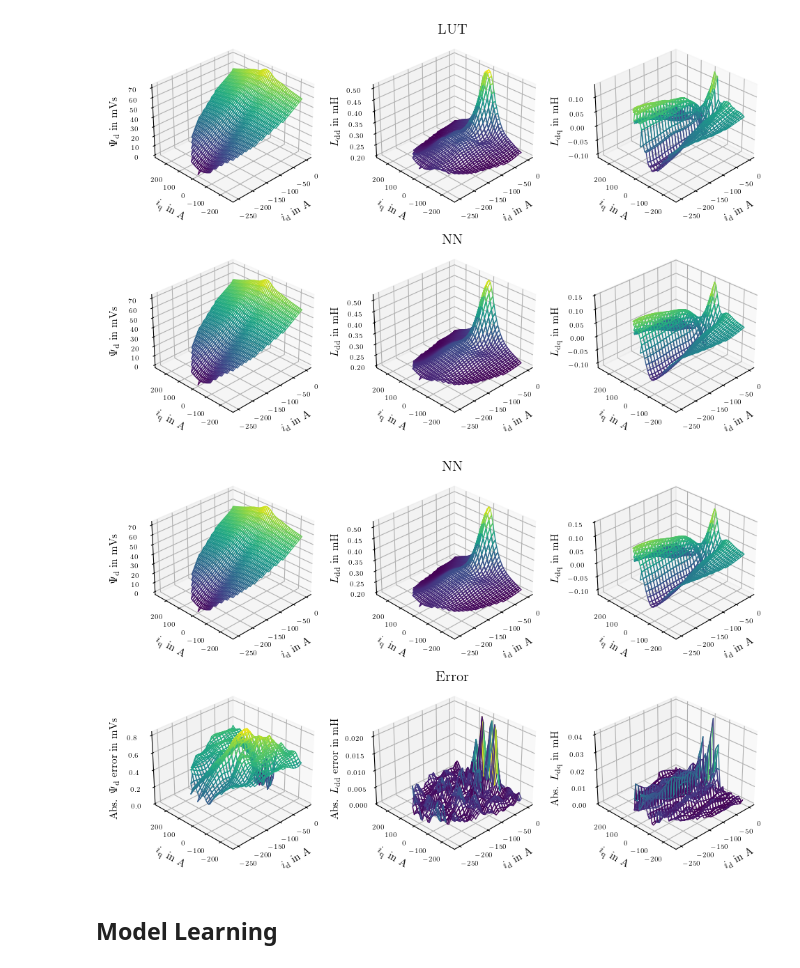
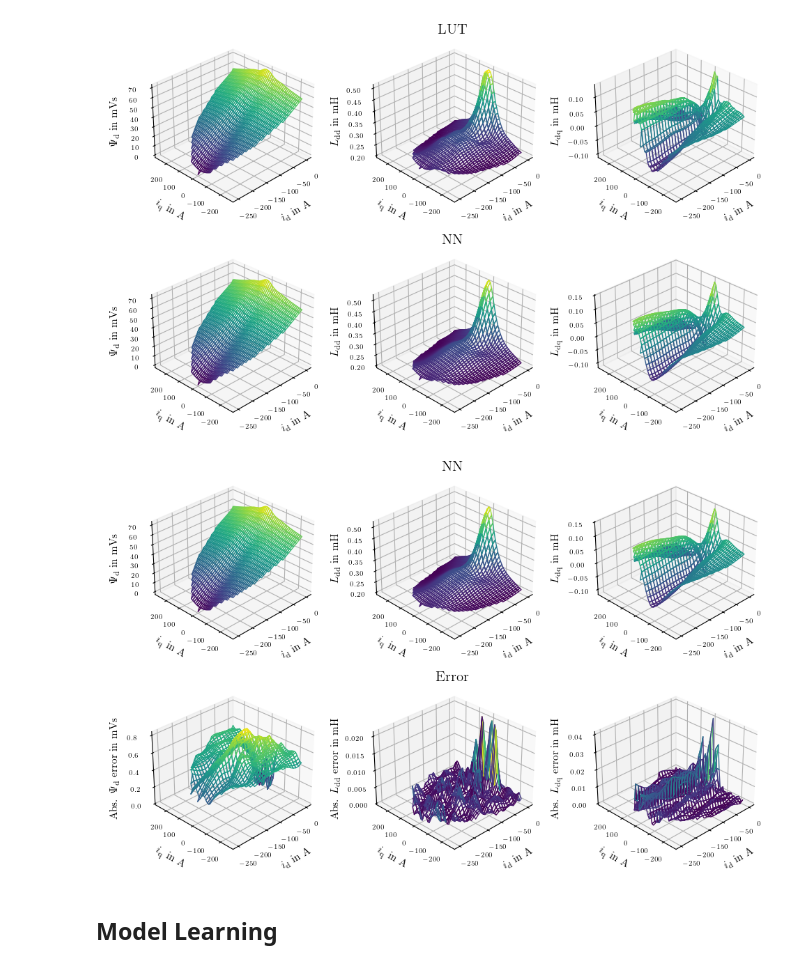
Before and after one commit to OliverSchw/dpc_project, a Jupyter notebook: final_notebooks/5.1.generate_plots_LUTs.ipynb, the cells around one changed output. Drawn from its saved outputs; the diff is of its cells as text; code cells hidden in the pictures.

```diff
--- a/final_notebooks/5.1.generate_plots_LUTs.ipynb
+++ b/final_notebooks/5.1.generate_plots_LUTs.ipynb
@@ -22,6 +22,6 @@ import matplotlib.pyplot as plt
 # %%
 gpus = jax.devices()
-jax.config.update("jax_default_device", gpus[0])
+jax.config.update("jax_default_device", gpus[1])
 jax.config.update("jax_enable_x64", True)
 # %%
 import matplotlib.pyplot as plt
@@ -1025,34 +1019,34 @@ for i, name in zip(range(3), ["Psi_d", "L_dd", "L_dq"]):
 
 
     Z_difference = jnp.abs(Z_m - Z_d_m)  # np.abs
     Z_difference = np.ma.masked_where(Z == 0, Z_difference)
     ax = fig.add_subplot(spec[i+5], projection="3d")
     norm = plt.Normalize(Z_difference.min(), Z_difference.max())
     colors = cm.viridis(norm(Z_difference))
     rcount, ccount, _ = colors.shape
     surf = ax.plot_surface(D, Q, Z_difference, rcount=rcount, ccount=ccount, facecolors=colors, shade=False)
     surf.set_facecolor((0, 0, 0, 0))
     ax.azim = 225
     ax.zaxis.set_rotate_label(False)
     ax.set_xlabel(r"$i_{\mathrm{d}}$ in A", fontsize=11,labelpad=5)
     ax.set_ylabel(r"$i_{\mathrm{q}}$ in A", fontsize=11, labelpad=5)
     if i==1:
         ax.set_title(r"Error",fontsize=15, pad=-200)
 
     if i==0:
         ax.set_zlabel(r"Abs. $\Psi_{\mathrm{d}}$ error in mVs",rotation = 90, fontsize=11, labelpad=2)
     if i==1:
         ax.set_zlabel(r"Abs. $L_{\mathrm{dd}}$ error in mH",rotation = 90, fontsize=11, labelpad=2)
     if i==2:
-        ax.set_zlabel(r"Abs. $L_{\mathrm{dq}}$ in mH",rotation = 90, fontsize=11, labelpad=2)
+        ax.set_zlabel(r"Abs. $L_{\mathrm{dq}}$ error in mH",rotation = 90, fontsize=11, labelpad=2)
 #fig.subplots_adjust(left=0.23)
 #fig.subplots_adjust(left=0.25, wspace=0.3, hspace=0.3)
 spec.tight_layout(fig,h_pad=2.5)
 fig.show()
 #fig.set_box_aspect(None, zoom=0.85)
 
 plt.savefig('pictures/Learned_LUTs_nn_error.pdf', bbox_inches="tight")
 # %% [output]
-[figure, old version]
+[figure, new version]
 # %% [markdown]
 ## Model Learning
```
Also changed, not shown: parts of 2 cells of this notebook, 11 other files.
